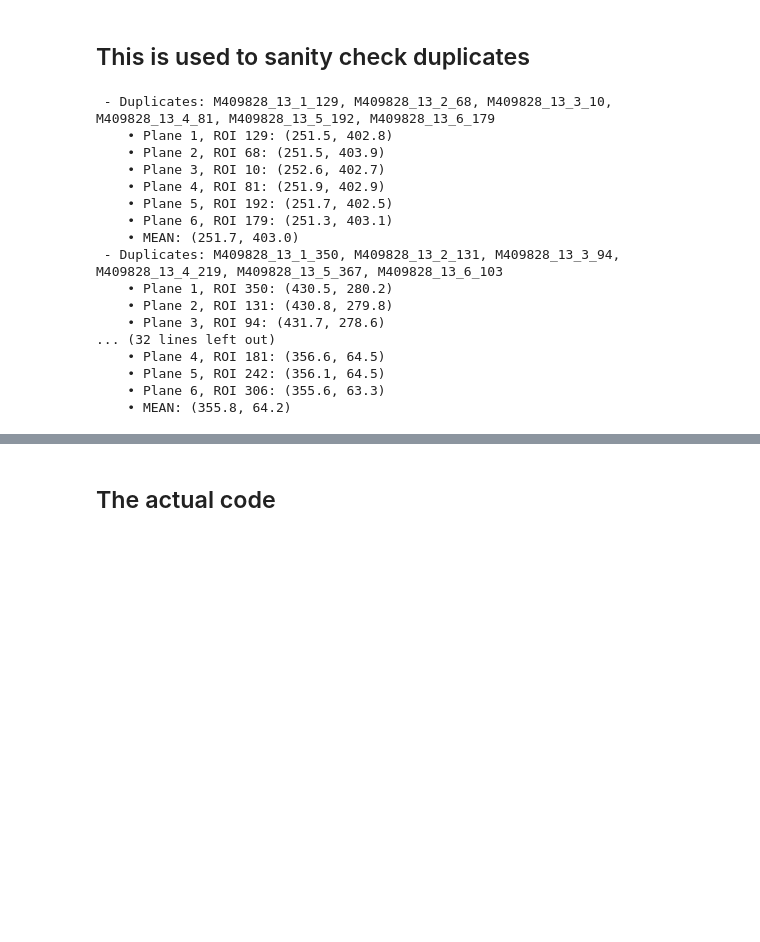
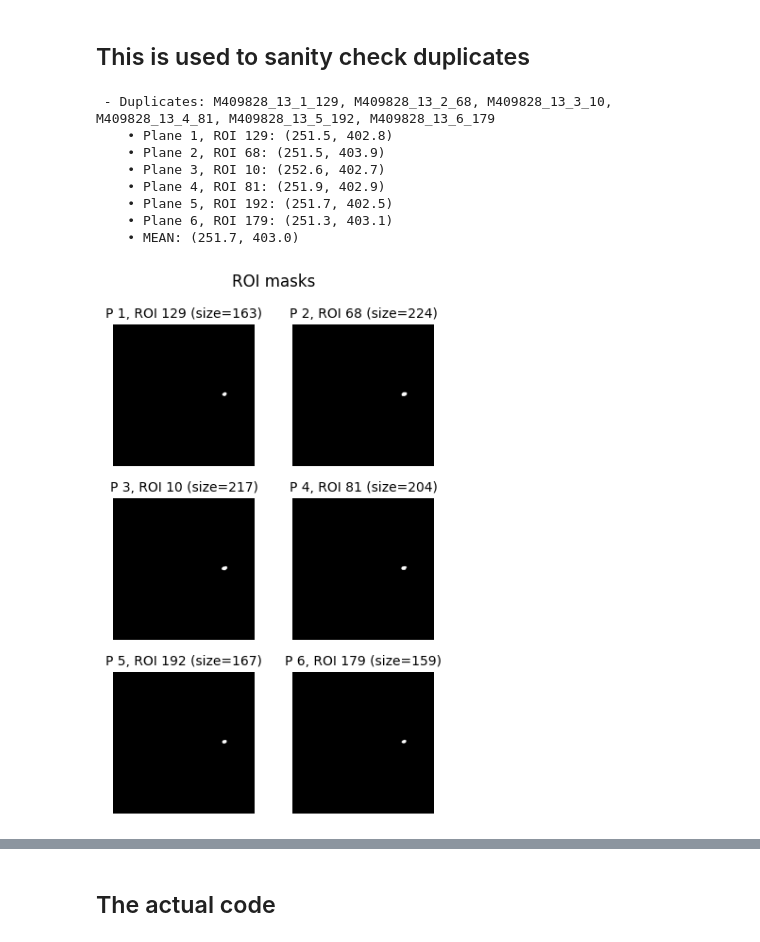
Before and after one commit to AllenInstitute/allen_v1dd, a Jupyter notebook: chase/analysis_notebooks/2023-01-14_check-duplicates.ipynb, the cells around one changed output, grey strips where cells are left out. Cells and saved outputs as stored; diff of their text form; code cells hidden in the pictures; blank space fills up the shorter version.

```diff
--- a/chase/analysis_notebooks/2023-01-14_check-duplicates.ipynb
+++ b/chase/analysis_notebooks/2023-01-14_check-duplicates.ipynb
@@ -97,45 +116,37 @@ def check_duplicates(duplicates_str, plot=True):
             ax.plot(scipy.ndimage.gaussian_filter1d(session.get_spont_traces(plane=plane, trace_type="dff")[roi], sigma=3))
         fig.tight_layout()
 
         # Plot all traces
         fig, axs = plt.subplots(figsize=(10, 2*len(planes_and_rois)), nrows=len(planes_and_rois))
         fig.suptitle("Full traces")
         for (plane, roi), ax in zip(planes_and_rois, axs):
             depth = session.get_plane_depth(plane)
             ax.set_title(f"{session.get_session_id()} Plane {plane}, ROI {roi} ({depth} µm)")
             ax.plot(scipy.ndimage.gaussian_filter1d(session.get_traces(plane=plane, trace_type="dff").sel(roi=roi), sigma=3))
         fig.tight_layout()
 
 # check_duplicates("M409828_14_1_87, M409828_14_2_92, M409828_14_3_31, M409828_14_1_320, M409828_14_4_10, M409828_14_5_29, M409828_14_6_17")
 
-check_duplicates("M409828_13_1_129, M409828_13_2_68, M409828_13_3_10, M409828_13_4_81, M409828_13_5_192, M409828_13_6_179", plot=False)
-check_duplicates("M409828_13_1_350, M409828_13_2_131, M409828_13_3_94, M409828_13_4_219, M409828_13_5_367, M409828_13_6_103", plot=False)
-check_duplicates("M409828_13_1_52, M409828_13_2_6, M409828_13_3_3, M409828_13_4_12, M409828_13_5_52, M409828_13_6_1", plot=False)
-check_duplicates("M409828_13_1_126, M409828_13_2_63, M409828_13_3_27, M409828_13_4_66, M409828_13_5_328, M409828_13_6_112", plot=False)
-check_duplicates("M409828_13_1_204, M409828_13_2_79, M409828_13_3_45, M409828_13_4_72, M409828_13_5_276, M409828_13_6_49", plot=False)
-check_duplicates("M409828_13_1_225, M409828_13_2_274, M409828_13_3_115, M409828_13_4_181, M409828_13_5_242, M409828_13_6_306", plot=False)
+check_duplicates("M409828_13_1_129, M409828_13_2_68, M409828_13_3_10, M409828_13_4_81, M409828_13_5_192, M409828_13_6_179", plot=True)
+# check_duplicates("M409828_13_1_350, M409828_13_2_131, M409828_13_3_94, M409828_13_4_219, M409828_13_5_367, M409828_13_6_103", plot=False)
+# check_duplicates("M409828_13_1_52, M409828_13_2_6, M409828_13_3_3, M409828_13_4_12, M409828_13_5_52, M409828_13_6_1", plot=False)
+# check_duplicates("M409828_13_1_126, M409828_13_2_63, M409828_13_3_27, M409828_13_4_66, M409828_13_5_328, M409828_13_6_112", plot=False)
+# check_duplicates("M409828_13_1_204, M409828_13_2_79, M409828_13_3_45, M409828_13_4_72, M409828_13_5_276, M409828_13_6_49", plot=False)
+# check_duplicates("M409828_13_1_225, M409828_13_2_274, M409828_13_3_115, M409828_13_4_181, M409828_13_5_242, M409828_13_6_306", plot=False)
 
 
 # check_duplicates("M409828_12_1_66, M409828_12_2_19, M409828_12_3_8, M409828_12_4_2, M409828_12_5_42, M409828_12_6_8")
 # check_duplicates("M409828_12_1_126, M409828_12_2_32, M409828_12_3_25, M409828_12_4_36, M409828_12_5_45, M409828_12_6_49")
 # check_duplicates("M409828_13_1_204, M409828_13_2_79, M409828_13_3_45, M409828_13_4_72, M409828_13_5_276, M409828_13_6_49")
 # check_duplicates("M409828_12_1_153, M409828_12_2_44, M409828_12_3_28, M409828_12_4_21, M409828_12_5_158, M409828_12_6_143") # not clear in spontaneous
 # check_duplicates("M409828_12_1_215, M409828_12_2_101, M409828_12_3_73, M409828_12_4_149, M409828_12_5_246, M409828_12_6_151")
 # %% [output]
  - Duplicates: M409828_13_1_129, M409828_13_2_68, M409828_13_3_10, M409828_13_4_81, M409828_13_5_192, M409828_13_6_179
     • Plane 1, ROI 129: (251.5, 402.8)
     • Plane 2, ROI 68: (251.5, 403.9)
     • Plane 3, ROI 10: (252.6, 402.7)
     • Plane 4, ROI 81: (251.9, 402.9)
     • Plane 5, ROI 192: (251.7, 402.5)
     • Plane 6, ROI 179: (251.3, 403.1)
     • MEAN: (251.7, 403.0)
- - Duplicates: M409828_13_1_350, M409828_13_2_131, M409828_13_3_94, M409828_13_4_219, M409828_13_5_367, M409828_13_6_103
-    • Plane 1, ROI 350: (430.5, 280.2)
-    • Plane 2, ROI 131: (430.8, 279.8)
-    • Plane 3, ROI 94: (431.7, 278.6)
-... (32 lines left out)
-    • Plane 4, ROI 181: (356.6, 64.5)
-    • Plane 5, ROI 242: (356.1, 64.5)
-    • Plane 6, ROI 306: (355.6, 63.3)
-    • MEAN: (355.8, 64.2)
+[figure, added]
```
Also changed, not shown: parts of 4 cells of this notebook, 8 other files.
